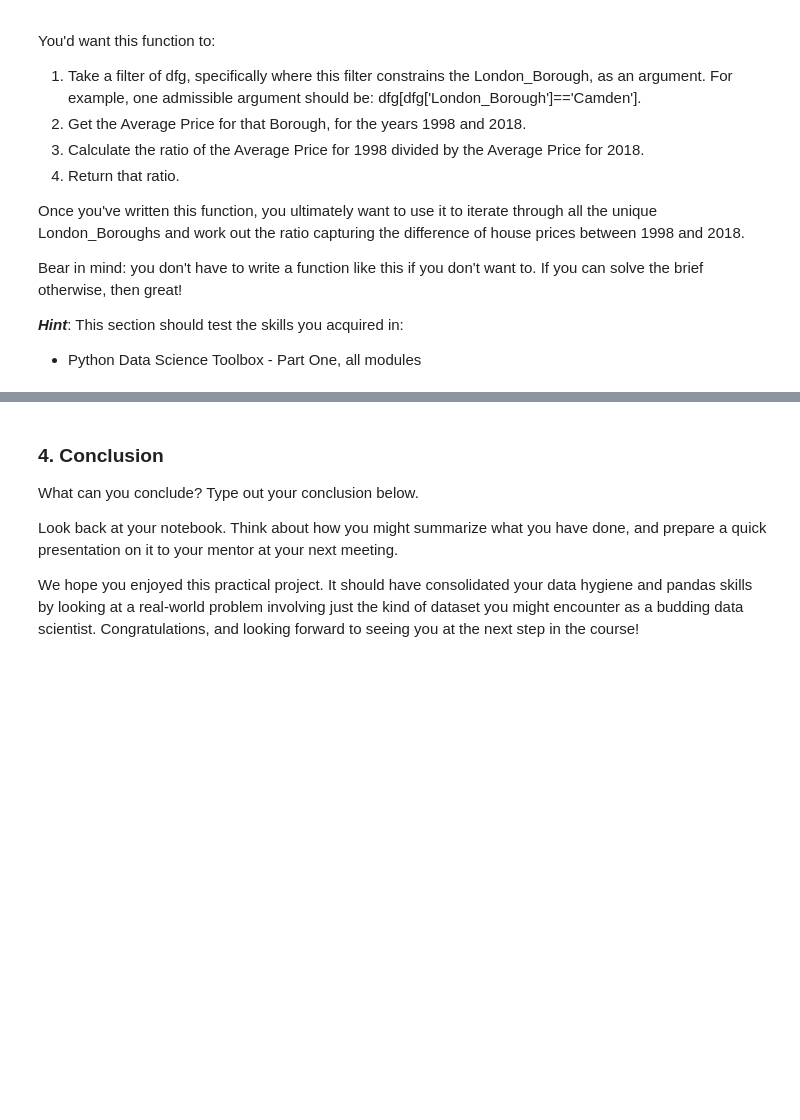
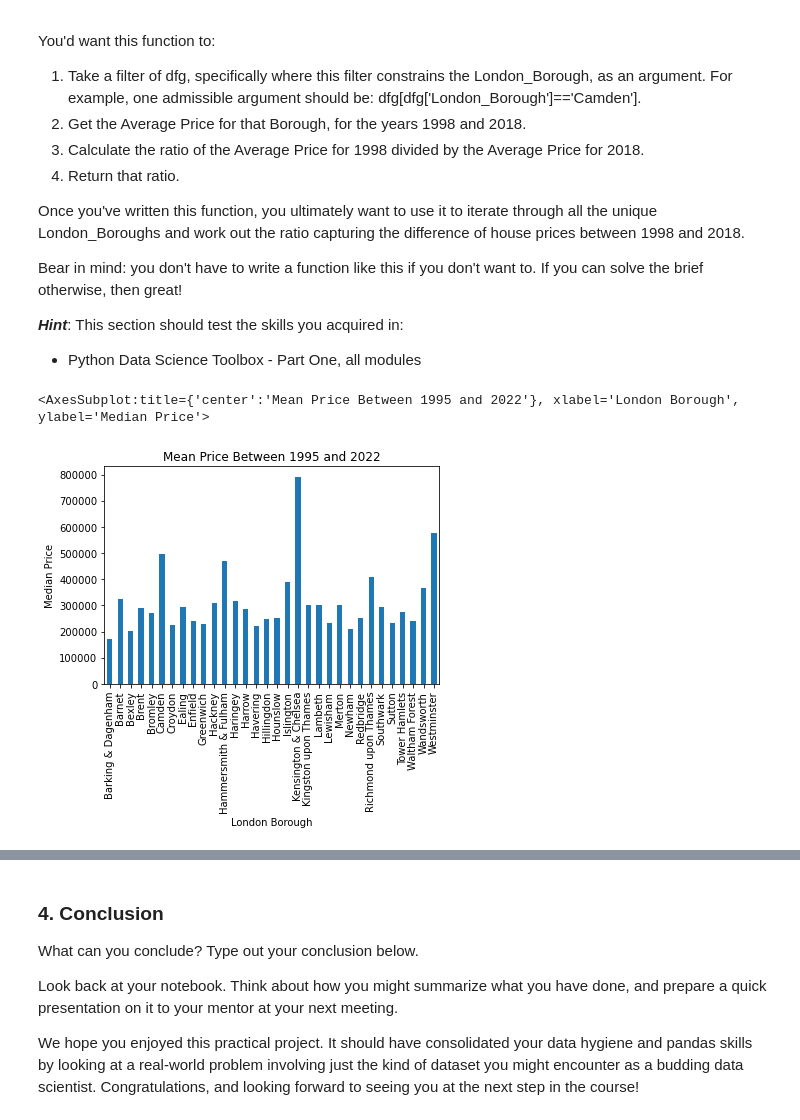
Before and after one commit to MarcJKolb/London_Housing, a Jupyter notebook: Unit 4 Challenge - Tier 3.ipynb, the cells around one changed output, grey strips where cells are left out. Cells and saved outputs as stored; diff of their text form; code cells hidden in the pictures; blank space fills up the shorter version.

```diff
--- a/Unit 4 Challenge - Tier 3.ipynb
+++ b/Unit 4 Challenge - Tier 3.ipynb
@@ -223,3 +223,8 @@ Bear in mind: you don't have to write a function like this if you don't want to.
 
 ***Hint***: This section should test the skills you acquired in:
 - Python Data Science Toolbox - Part One, all modules
+# %%
+proper_prop.mean().plot(kind='bar', ylabel='Median Price', xlabel='London Borough', title='Mean Price Between 1995 and 2022')
+# %% [output]
+<AxesSubplot:title={'center':'Mean Price Between 1995 and 2022'}, xlabel='London Borough', ylabel='Median Price'>
+[figure, added]
```
Also changed, not shown: parts of 5 cells of this notebook.
